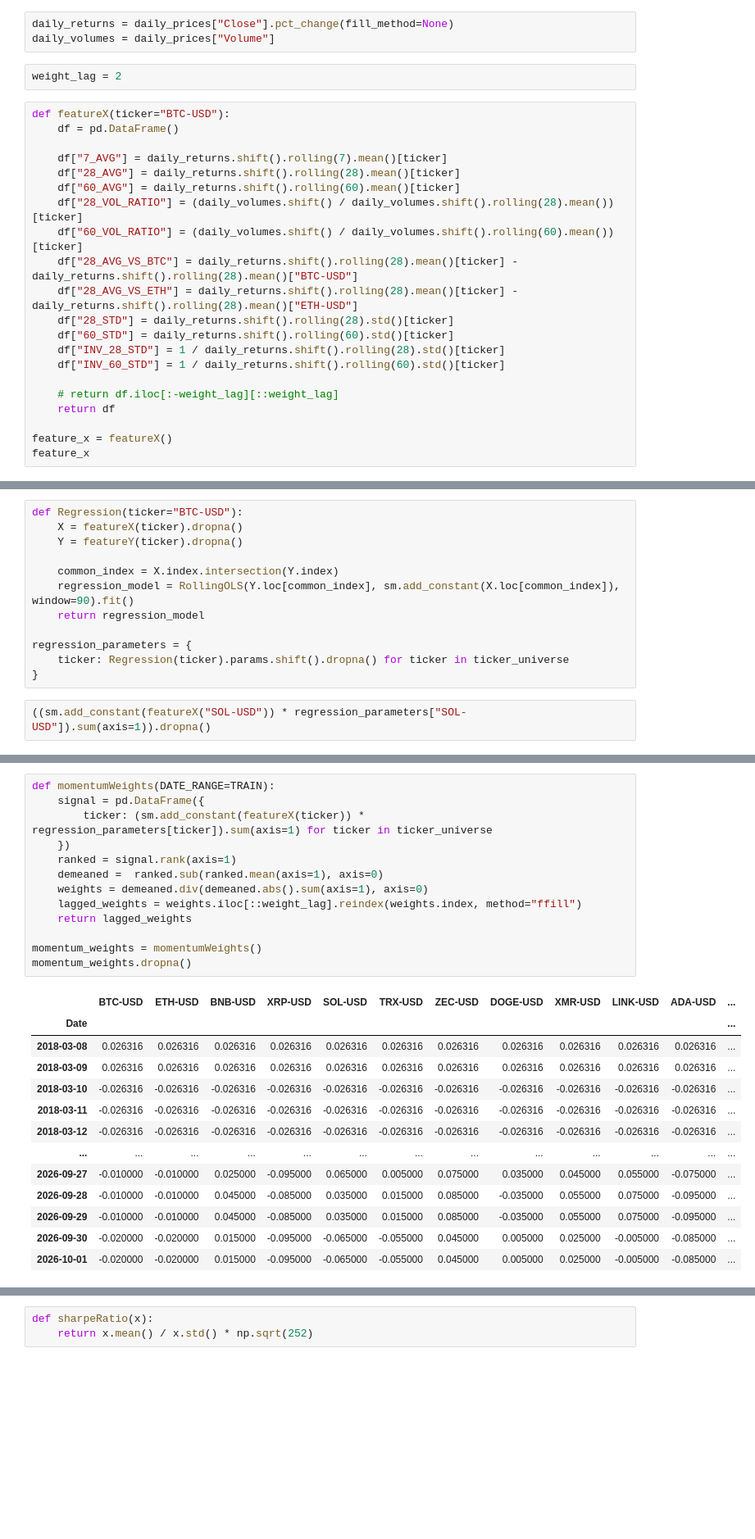
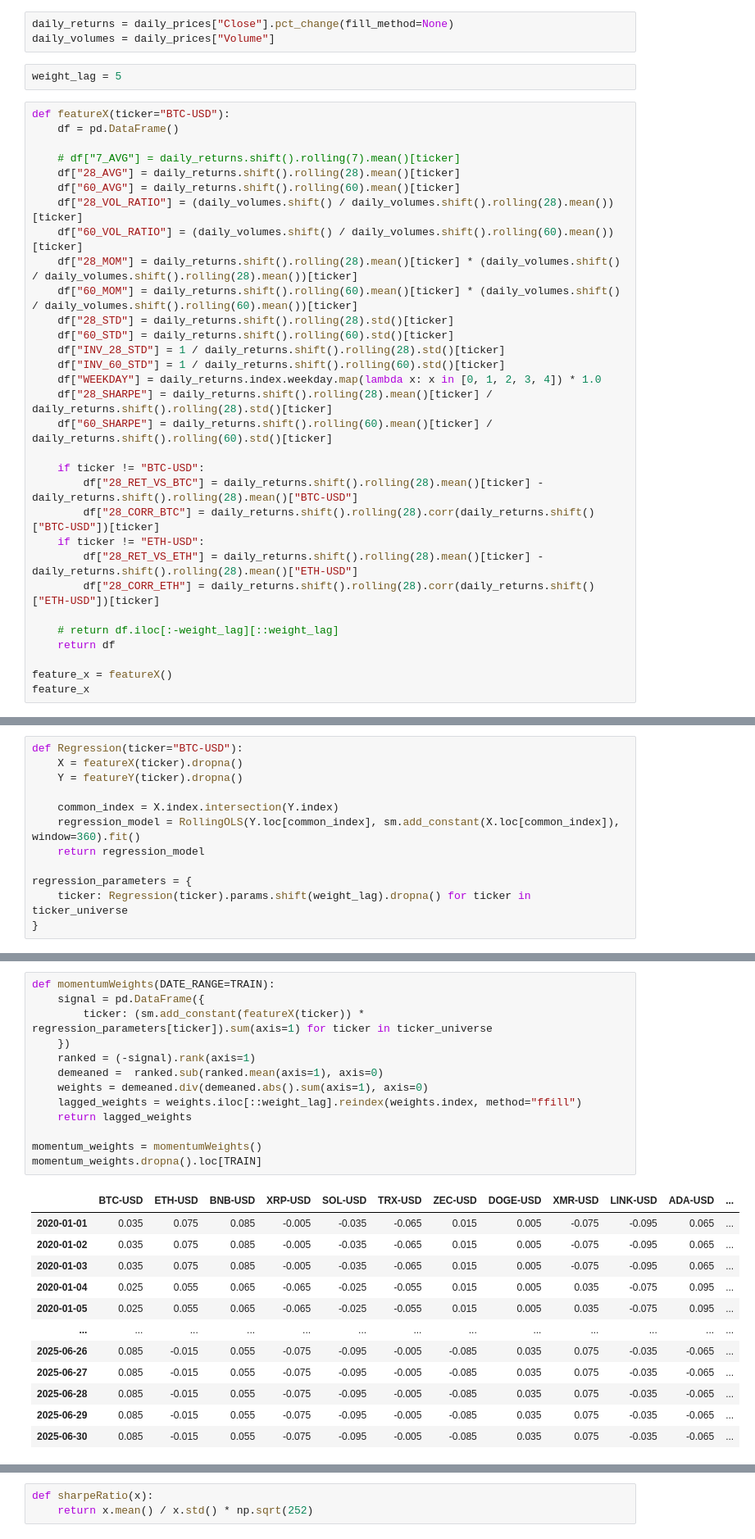
Before and after one commit to JibrilAbdi144/quant-research-project, a Jupyter notebook: notebooks/test21.ipynb, the cells around one changed output, grey strips where cells are left out. Shown at 82% size. Saved outputs shown, nothing was run; the diff lists cells and outputs as text; blank space fills up the shorter version.

```diff
--- a/notebooks/test21.ipynb
+++ b/notebooks/test21.ipynb
@@ -25,22 +25,32 @@ daily_prices = yf.download(tickers=ticker_universe, period="max", interval="1d")
 daily_returns = daily_prices["Close"].pct_change(fill_method=None)
 daily_volumes = daily_prices["Volume"]
 # %%
-weight_lag = 2
+weight_lag = 5
 # %%
 def featureX(ticker="BTC-USD"):
     df = pd.DataFrame()
 
-    df["7_AVG"] = daily_returns.shift().rolling(7).mean()[ticker]
+    # df["7_AVG"] = daily_returns.shift().rolling(7).mean()[ticker]
     df["28_AVG"] = daily_returns.shift().rolling(28).mean()[ticker]
     df["60_AVG"] = daily_returns.shift().rolling(60).mean()[ticker]
     df["28_VOL_RATIO"] = (daily_volumes.shift() / daily_volumes.shift().rolling(28).mean())[ticker]
     df["60_VOL_RATIO"] = (daily_volumes.shift() / daily_volumes.shift().rolling(60).mean())[ticker]
-    df["28_AVG_VS_BTC"] = daily_returns.shift().rolling(28).mean()[ticker] - daily_returns.shift().rolling(28).mean()["BTC-USD"]
-    df["28_AVG_VS_ETH"] = daily_returns.shift().rolling(28).mean()[ticker] - daily_returns.shift().rolling(28).mean()["ETH-USD"]
+    df["28_MOM"] = daily_returns.shift().rolling(28).mean()[ticker] * (daily_volumes.shift() / daily_volumes.shift().rolling(28).mean())[ticker]
+    df["60_MOM"] = daily_returns.shift().rolling(60).mean()[ticker] * (daily_volumes.shift() / daily_volumes.shift().rolling(60).mean())[ticker]
     df["28_STD"] = daily_returns.shift().rolling(28).std()[ticker]
     df["60_STD"] = daily_returns.shift().rolling(60).std()[ticker]
     df["INV_28_STD"] = 1 / daily_returns.shift().rolling(28).std()[ticker]
     df["INV_60_STD"] = 1 / daily_returns.shift().rolling(60).std()[ticker]
+    df["WEEKDAY"] = daily_returns.index.weekday.map(lambda x: x in [0, 1, 2, 3, 4]) * 1.0
+    df["28_SHARPE"] = daily_returns.shift().rolling(28).mean()[ticker] / daily_returns.shift().rolling(28).std()[ticker]
+    df["60_SHARPE"] = daily_returns.shift().rolling(60).mean()[ticker] / daily_returns.shift().rolling(60).std()[ticker]
+
+    if ticker != "BTC-USD":
+        df["28_RET_VS_BTC"] = daily_returns.shift().rolling(28).mean()[ticker] - daily_returns.shift().rolling(28).mean()["BTC-USD"]
+        df["28_CORR_BTC"] = daily_returns.shift().rolling(28).corr(daily_returns.shift()["BTC-USD"])[ticker]
+    if ticker != "ETH-USD":
+        df["28_RET_VS_ETH"] = daily_returns.shift().rolling(28).mean()[ticker] - daily_returns.shift().rolling(28).mean()["ETH-USD"]
+        df["28_CORR_ETH"] = daily_returns.shift().rolling(28).corr(daily_returns.shift()["ETH-USD"])[ticker]
 
     # return df.iloc[:-weight_lag][::weight_lag]
     return df
@@ -110,11 +106,9 @@ def Regression(ticker="BTC-USD"):
     Y = featureY(ticker).dropna()
 
     common_index = X.index.intersection(Y.index)
-    regression_model = RollingOLS(Y.loc[common_index], sm.add_constant(X.loc[common_index]), window=90).fit()
+    regression_model = RollingOLS(Y.loc[common_index], sm.add_constant(X.loc[common_index]), window=360).fit()
     return regression_model
 
 regression_parameters = {
-    ticker: Regression(ticker).params.shift().dropna() for ticker in ticker_universe
+    ticker: Regression(ticker).params.shift(weight_lag).dropna() for ticker in ticker_universe
 }
-# %%
-((sm.add_constant(featureX("SOL-USD")) * regression_parameters["SOL-USD"]).sum(axis=1)).dropna()
@@ -135,27 +115,26 @@ Freq: D, Length: 4398, dtype: float64
 # %%
 def momentumWeights(DATE_RANGE=TRAIN):
     signal = pd.DataFrame({
         ticker: (sm.add_constant(featureX(ticker)) * regression_parameters[ticker]).sum(axis=1) for ticker in ticker_universe
     })
-    ranked = signal.rank(axis=1)
+    ranked = (-signal).rank(axis=1)
     demeaned =  ranked.sub(ranked.mean(axis=1), axis=0)
     weights = demeaned.div(demeaned.abs().sum(axis=1), axis=0)
     lagged_weights = weights.iloc[::weight_lag].reindex(weights.index, method="ffill")
     return lagged_weights
 
 momentum_weights = momentumWeights()
-momentum_weights.dropna()
+momentum_weights.dropna().loc[TRAIN]
 # %% [output]
 |  | BTC-USD | ETH-USD | BNB-USD | XRP-USD | SOL-USD | TRX-USD | ZEC-USD | DOGE-USD | XMR-USD | LINK-USD | ADA-USD | ... |
-| Date |  |  |  |  |  |  |  |  |  |  |  | ... |
-| 2018-03-08 | 0.026316 | 0.026316 | 0.026316 | 0.026316 | 0.026316 | 0.026316 | 0.026316 | 0.026316 | 0.026316 | 0.026316 | 0.026316 | ... |
-| 2018-03-09 | 0.026316 | 0.026316 | 0.026316 | 0.026316 | 0.026316 | 0.026316 | 0.026316 | 0.026316 | 0.026316 | 0.026316 | 0.026316 | ... |
-| 2018-03-10 | -0.026316 | -0.026316 | -0.026316 | -0.026316 | -0.026316 | -0.026316 | -0.026316 | -0.026316 | -0.026316 | -0.026316 | -0.026316 | ... |
-| 2018-03-11 | -0.026316 | -0.026316 | -0.026316 | -0.026316 | -0.026316 | -0.026316 | -0.026316 | -0.026316 | -0.026316 | -0.026316 | -0.026316 | ... |
-| 2018-03-12 | -0.026316 | -0.026316 | -0.026316 | -0.026316 | -0.026316 | -0.026316 | -0.026316 | -0.026316 | -0.026316 | -0.026316 | -0.026316 | ... |
+| 2020-01-01 | 0.035 | 0.075 | 0.085 | -0.005 | -0.035 | -0.065 | 0.015 | 0.005 | -0.075 | -0.095 | 0.065 | ... |
+| 2020-01-02 | 0.035 | 0.075 | 0.085 | -0.005 | -0.035 | -0.065 | 0.015 | 0.005 | -0.075 | -0.095 | 0.065 | ... |
+| 2020-01-03 | 0.035 | 0.075 | 0.085 | -0.005 | -0.035 | -0.065 | 0.015 | 0.005 | -0.075 | -0.095 | 0.065 | ... |
+| 2020-01-04 | 0.025 | 0.055 | 0.065 | -0.065 | -0.025 | -0.055 | 0.015 | 0.005 | 0.035 | -0.075 | 0.095 | ... |
+| 2020-01-05 | 0.025 | 0.055 | 0.065 | -0.065 | -0.025 | -0.055 | 0.015 | 0.005 | 0.035 | -0.075 | 0.095 | ... |
 | ... | ... | ... | ... | ... | ... | ... | ... | ... | ... | ... | ... | ... |
-| 2026-09-27 | -0.010000 | -0.010000 | 0.025000 | -0.095000 | 0.065000 | 0.005000 | 0.075000 | 0.035000 | 0.045000 | 0.055000 | -0.075000 | ... |
-| 2026-09-28 | -0.010000 | -0.010000 | 0.045000 | -0.085000 | 0.035000 | 0.015000 | 0.085000 | -0.035000 | 0.055000 | 0.075000 | -0.095000 | ... |
-| 2026-09-29 | -0.010000 | -0.010000 | 0.045000 | -0.085000 | 0.035000 | 0.015000 | 0.085000 | -0.035000 | 0.055000 | 0.075000 | -0.095000 | ... |
-| 2026-09-30 | -0.020000 | -0.020000 | 0.015000 | -0.095000 | -0.065000 | -0.055000 | 0.045000 | 0.005000 | 0.025000 | -0.005000 | -0.085000 | ... |
-| 2026-10-01 | -0.020000 | -0.020000 | 0.015000 | -0.095000 | -0.065000 | -0.055000 | 0.045000 | 0.005000 | 0.025000 | -0.005000 | -0.085000 | ... |
+| 2025-06-26 | 0.085 | -0.015 | 0.055 | -0.075 | -0.095 | -0.005 | -0.085 | 0.035 | 0.075 | -0.035 | -0.065 | ... |
+| 2025-06-27 | 0.085 | -0.015 | 0.055 | -0.075 | -0.095 | -0.005 | -0.085 | 0.035 | 0.075 | -0.035 | -0.065 | ... |
+| 2025-06-28 | 0.085 | -0.015 | 0.055 | -0.075 | -0.095 | -0.005 | -0.085 | 0.035 | 0.075 | -0.035 | -0.065 | ... |
+| 2025-06-29 | 0.085 | -0.015 | 0.055 | -0.075 | -0.095 | -0.005 | -0.085 | 0.035 | 0.075 | -0.035 | -0.065 | ... |
+| 2025-06-30 | 0.085 | -0.015 | 0.055 | -0.075 | -0.095 | -0.005 | -0.085 | 0.035 | 0.075 | -0.035 | -0.065 | ... |
```
Also changed, not shown: parts of 11 cells of this notebook.
